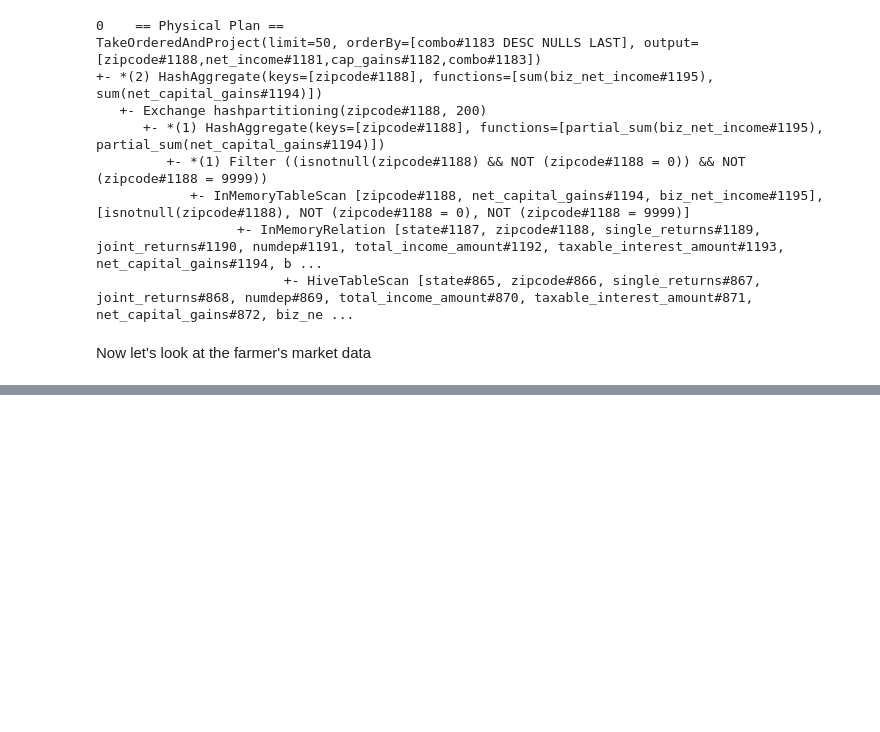
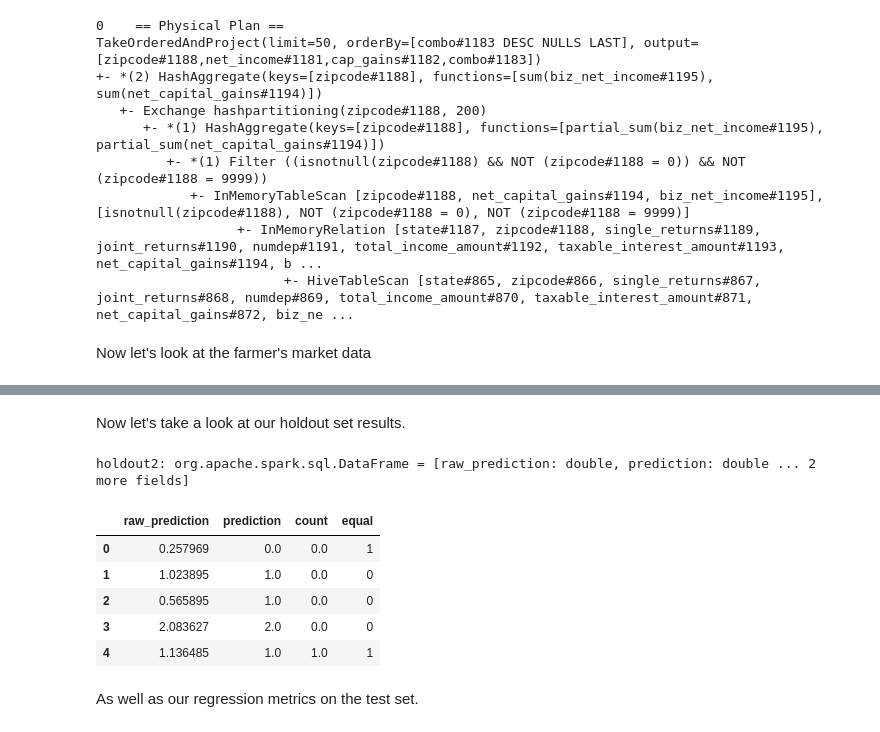
Before and after one commit to churtado/ai, a Jupyter notebook: churtado/databricks/Data Scientist.ipynb, the cells around one changed output, grey strips where cells are left out. Cells and saved outputs as stored; diff of their text form; code cells hidden in the pictures; blank space fills up the shorter version.

```diff
--- a/churtado/databricks/Data Scientist.ipynb
+++ b/churtado/databricks/Data Scientist.ipynb
@@ -376,0 +683,20 @@ SELECT * FROM MARKETS
+# %% [markdown]
+Now let's take a look at our holdout set results.
+# %%
+%%spark
+val holdout2 = pipelineFitted.bestModel.transform(test).selectExpr("prediction as raw_prediction", "double(round(prediction)) as prediction", "count", """CASE double(round(prediction)) = count WHEN true then 1 ELSE 0 END as equal""")
+holdout2.createOrReplaceTempView("holdout2")
+# %% [output]
+holdout2: org.apache.spark.sql.DataFrame = [raw_prediction: double, prediction: double ... 2 more fields]
+# %%
+%%spark -c sql
+select * from holdout2 limit 5
+# %% [output]
+|  | raw_prediction | prediction | count | equal |
+| 0 | 0.257969 | 0.0 | 0.0 | 1 |
+| 1 | 1.023895 | 1.0 | 0.0 | 0 |
+| 2 | 0.565895 | 1.0 | 0.0 | 0 |
+| 3 | 2.083627 | 2.0 | 0.0 | 0 |
+| 4 | 1.136485 | 1.0 | 1.0 | 1 |
+# %% [markdown]
+As well as our regression metrics on the test set.
```
Also changed, not shown: parts of 35 cells of this notebook.
